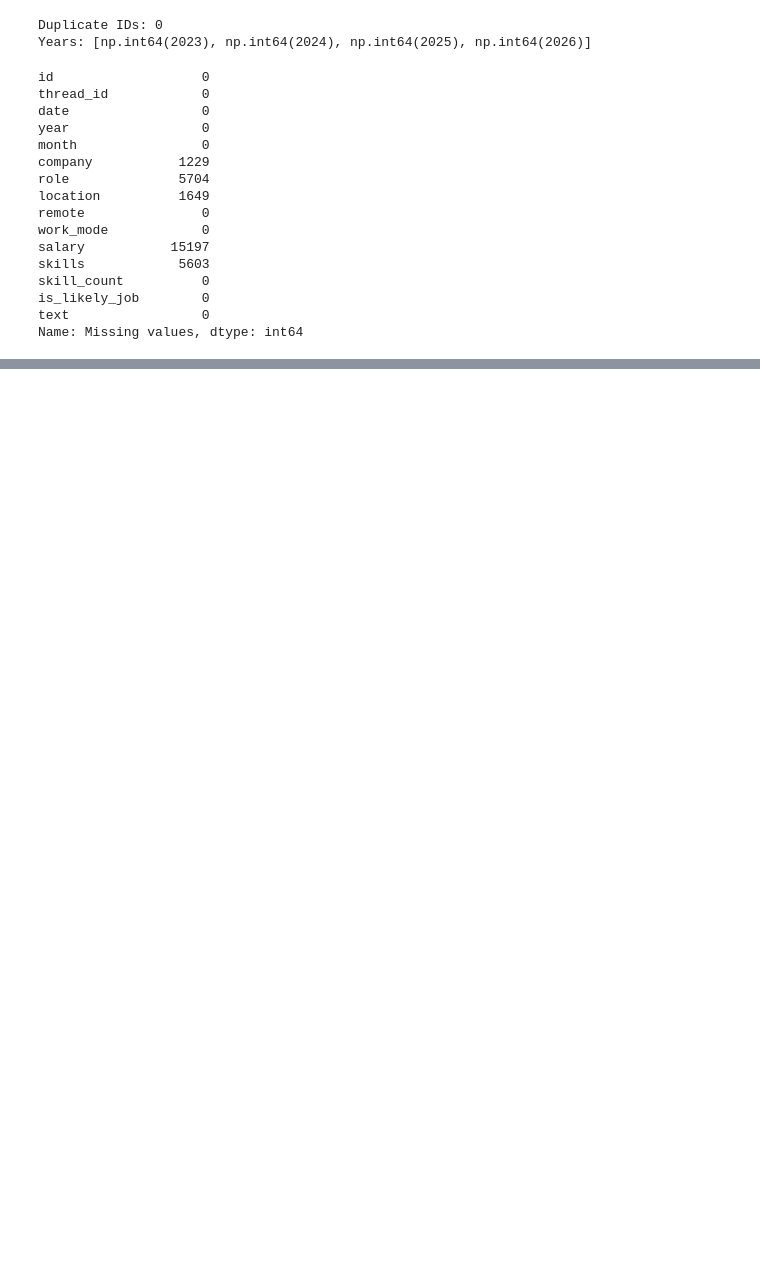
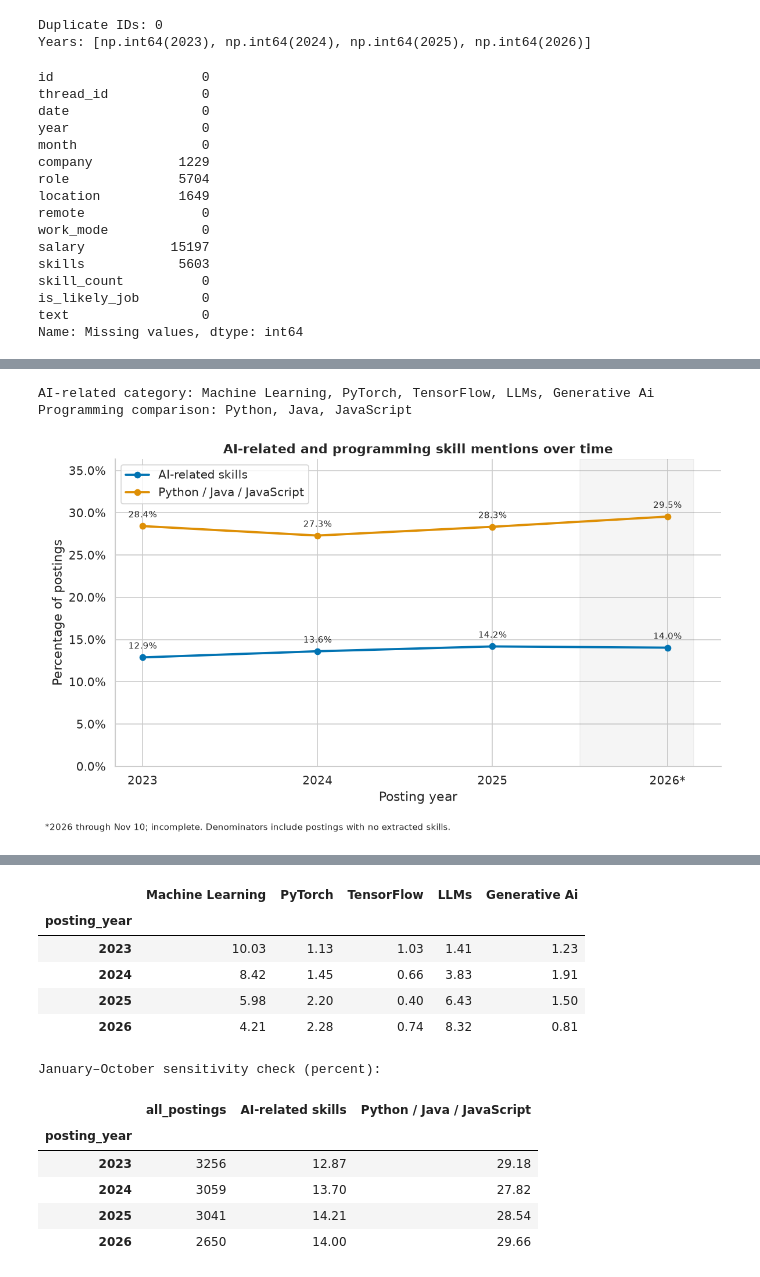
Before and after one commit to ammanikhan/TechSkills, a Jupyter notebook: notebooks/progress_report.ipynb, the cells around one changed output, grey strips where cells are left out. Saved outputs shown, nothing was run; the diff lists cells and outputs as text; code cells hidden in the pictures; blank space fills up the shorter version.

```diff
--- a/notebooks/progress_report.ipynb
+++ b/notebooks/progress_report.ipynb
@@ -85,0 +279,47 @@ plt.show()
+# %%
+ai_candidates = ['machine learning', 'pytorch', 'tensorflow', 'llm', 'generative ai']
+traditional_candidates = ['python', 'java', 'javascript']
+ai_skills = [s for s in ai_candidates if s in vocabulary]
+traditional_skills = [s for s in traditional_candidates if s in vocabulary]
+assert ai_skills and traditional_skills
+print('AI-related category:', ', '.join(map(label, ai_skills)))
+print('Programming comparison:', ', '.join(map(label, traditional_skills)))
+categories = pd.DataFrame({'AI-related skills': mentions[ai_skills].any(axis=1),
+                            'Python / Java / JavaScript': mentions[traditional_skills].any(axis=1)})
+category_counts = categories.groupby(jobs['posting_year']).sum().reindex(years)
+category_pct = category_counts.div(annual_n, axis=0).mul(100)
+
+def trend_axes(title):
+    fig, ax = plt.subplots(figsize=(10, 5.8))
+    ax.set(title=title, xlabel='Posting year', ylabel='Percentage of postings')
+    ax.set_xticks(years, [f'{year}*' if year == 2026 else str(year) for year in years])
+    ax.yaxis.set_major_formatter(mtick.PercentFormatter(xmax=100))
+    if 2026 in years:
+        ax.axvspan(2025.5, 2026.15, color='grey', alpha=.08)
+    fig.text(.01, .01, '*2026 through Nov 10; incomplete. Denominators include postings with no extracted skills.', fontsize=9)
+    return fig, ax
+
+fig, ax = trend_axes('AI-related and programming skill mentions over time')
+for color, column in zip(sns.color_palette('colorblind'), category_pct.columns):
+    ax.plot(years, category_pct[column], marker='o', linewidth=2.3, label=column, color=color)
+    for year, value in category_pct[column].items():
+        ax.annotate(f'{value:.1f}%', (year, value), xytext=(0, 9), textcoords='offset points', ha='center', fontsize=9)
+ax.set_ylim(0, category_pct.max().max() * 1.23)
+ax.legend(loc='upper left')
+sns.despine(ax=ax)
+fig.tight_layout(rect=(0, .04, 1, 1))
+plt.show()
+display(pd.concat([annual_n.rename('all_postings'), category_counts.add_suffix(' count'),
+                   category_pct.add_suffix(' %')], axis=1).round(2))
+display(annual_pct[ai_skills].rename(columns=label).round(2))
+
+# Equal calendar-month coverage: January–October only in every available year.
+matched_mask = jobs['posted_at'].dt.month.le(10)
+matched_n = jobs.loc[matched_mask].groupby('posting_year').size().reindex(years)
+matched_category_pct = categories.loc[matched_mask].groupby(jobs.loc[matched_mask, 'posting_year']).sum().div(matched_n, axis=0).mul(100)
+print('January–October sensitivity check (percent):')
+display(pd.concat([matched_n.rename('all_postings'), matched_category_pct], axis=1).round(2))
+# %% [output]
+AI-related category: Machine Learning, PyTorch, TensorFlow, LLMs, Generative Ai
+Programming comparison: Python, Java, JavaScript
+[figure, added]
@@ -85,0 +332,13 @@ plt.show()
+|  | Machine Learning | PyTorch | TensorFlow | LLMs | Generative Ai |
+| posting_year |  |  |  |  |  |
+| 2023 | 10.03 | 1.13 | 1.03 | 1.41 | 1.23 |
+| 2024 | 8.42 | 1.45 | 0.66 | 3.83 | 1.91 |
+| 2025 | 5.98 | 2.20 | 0.40 | 6.43 | 1.50 |
+| 2026 | 4.21 | 2.28 | 0.74 | 8.32 | 0.81 |
+January–October sensitivity check (percent):
+|  | all_postings | AI-related skills | Python / Java / JavaScript |
+| posting_year |  |  |  |
+| 2023 | 3256 | 12.87 | 29.18 |
+| 2024 | 3059 | 13.70 | 27.82 |
+| 2025 | 3041 | 14.21 | 28.54 |
+| 2026 | 2650 | 14.00 | 29.66 |
```
Also changed, not shown: parts of 20 cells of this notebook, 2 other files.
